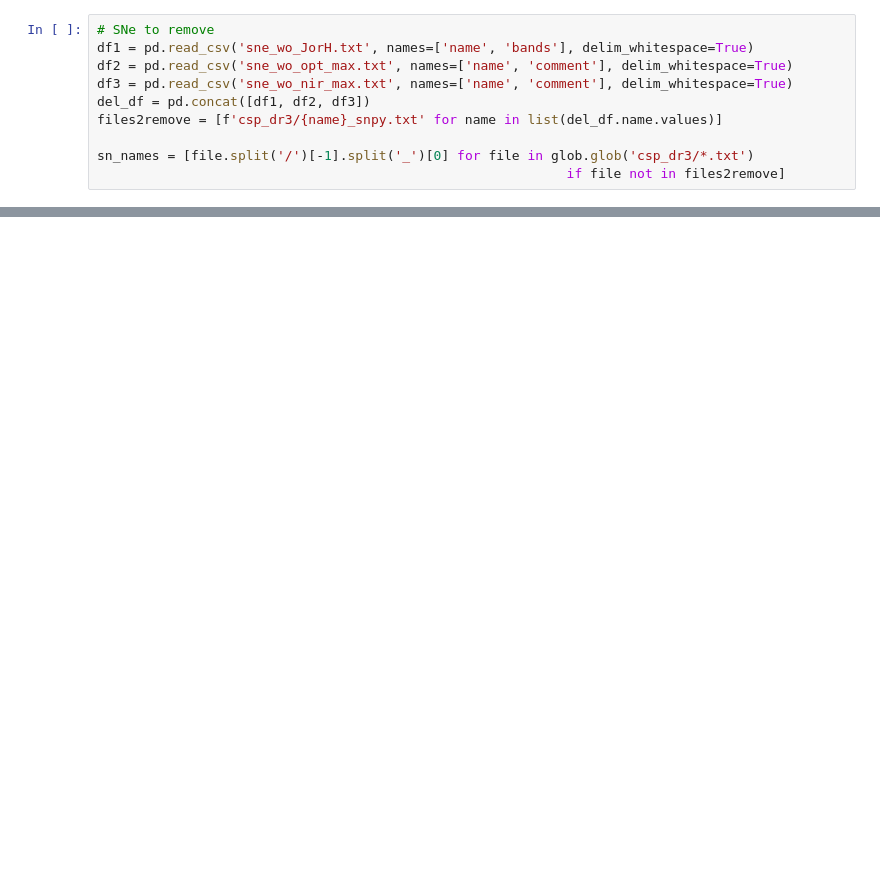
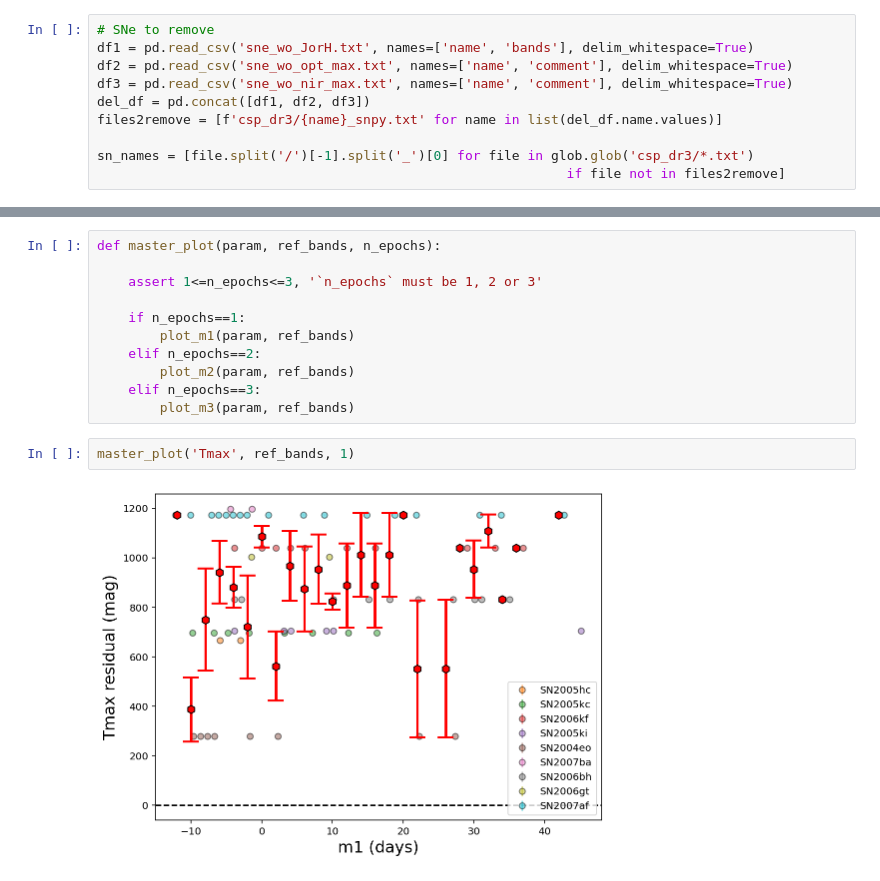
Before and after one commit to HOSTFLOWS/flows_sims, a Jupyter notebook: 3.comparison.ipynb, the cells around one changed output, grey strips where cells are left out. Drawn from its saved outputs; the diff is of its cells as text; blank space fills up the shorter version.

```diff
--- a/3.comparison.ipynb
+++ b/3.comparison.ipynb
@@ -253,0 +256,15 @@ plt.show()
+# %%
+def master_plot(param, ref_bands, n_epochs):
+
+    assert 1<=n_epochs<=3, '`n_epochs` must be 1, 2 or 3'
+
+    if n_epochs==1:
+        plot_m1(param, ref_bands)
+    elif n_epochs==2:
+        plot_m2(param, ref_bands)
+    elif n_epochs==3:
+        plot_m3(param, ref_bands)
+# %%
+master_plot('Tmax', ref_bands, 1)
+# %% [output]
+[figure, added]
```
Also changed, not shown: parts of 19 cells of this notebook.
